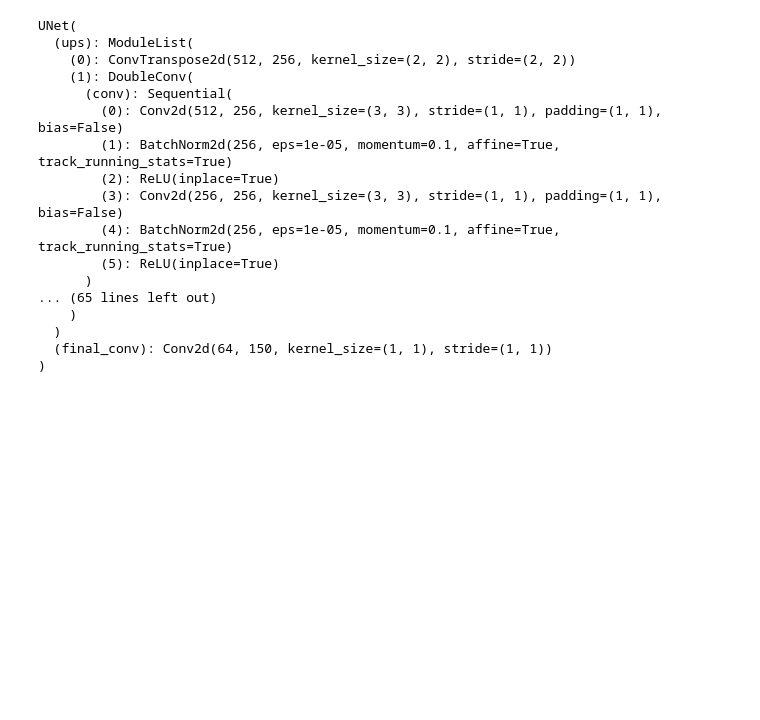
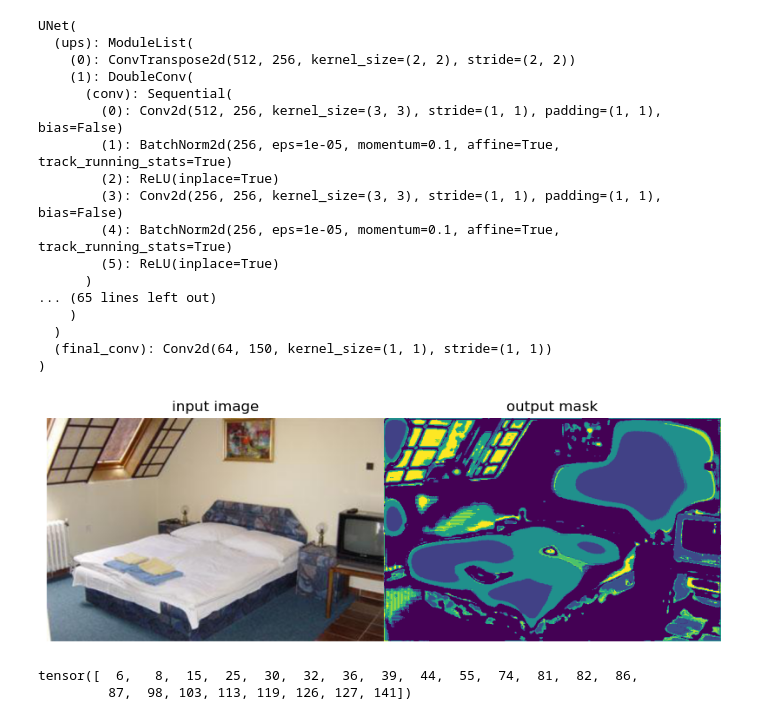
Before and after one commit to projectayre/ayre, a Jupyter notebook: visual-question-answering/vqanotebook.ipynb, the cells around one changed output. Drawn from its saved outputs; the diff is of its cells as text; code cells hidden in the pictures; blank space fills up the shorter version.

```diff
--- a/visual-question-answering/vqanotebook.ipynb
+++ b/visual-question-answering/vqanotebook.ipynb
@@ -57,3 +57,35 @@ UNet(
   )
   (final_conv): Conv2d(64, 150, kernel_size=(1, 1), stride=(1, 1))
 )
+# %%
+def close_figures():
+    while len(plt.get_fignums()) > 0:
+        plt.close()
+# %%
+with torch.inference_mode():
+    test_image = f"../semantic-segmentation/ade20k/ADEChallengeData2016/images/training/ADE_train_{np.random.randint(1, 2000):08d}.jpg"
+    test_image = read_image(test_image)
+    lmao = transforms.Compose([transforms.ToPILImage(), transforms.Resize(384), transforms.ToTensor()])
+    test_image = lmao(test_image)[None, :, :, :]
+    test_seg = model(test_image)
+    test_seg = test_seg.argmin(dim=1) + 1
+    test_seg = test_seg.unsqueeze(1)
+    close_figures()
+
+    fig = plt.figure(figsize=(10, 6))
+    fig.add_subplot(1, 2, 1)
+    plt.imshow(make_grid(test_image[0].permute(1, 2, 0)))
+    plt.title("input image")
+    plt.axis("off")
+    fig.add_subplot(1, 2, 2)
+    plt.imshow(make_grid(test_seg[0].permute(1, 2, 0)))
+    plt.title("output mask")
+    plt.subplots_adjust(wspace=0, hspace=0)
+    plt.axis("off")
+# %% [output]
+[figure, added]
+# %%
+test_seg.unique()
+# %% [output]
+tensor([  6,   8,  15,  25,  30,  32,  36,  39,  44,  55,  74,  81,  82,  86,
+         87,  98, 103, 113, 119, 126, 127, 141])
```
Also changed, not shown: parts of 1 cell of this notebook, 1 other file.
